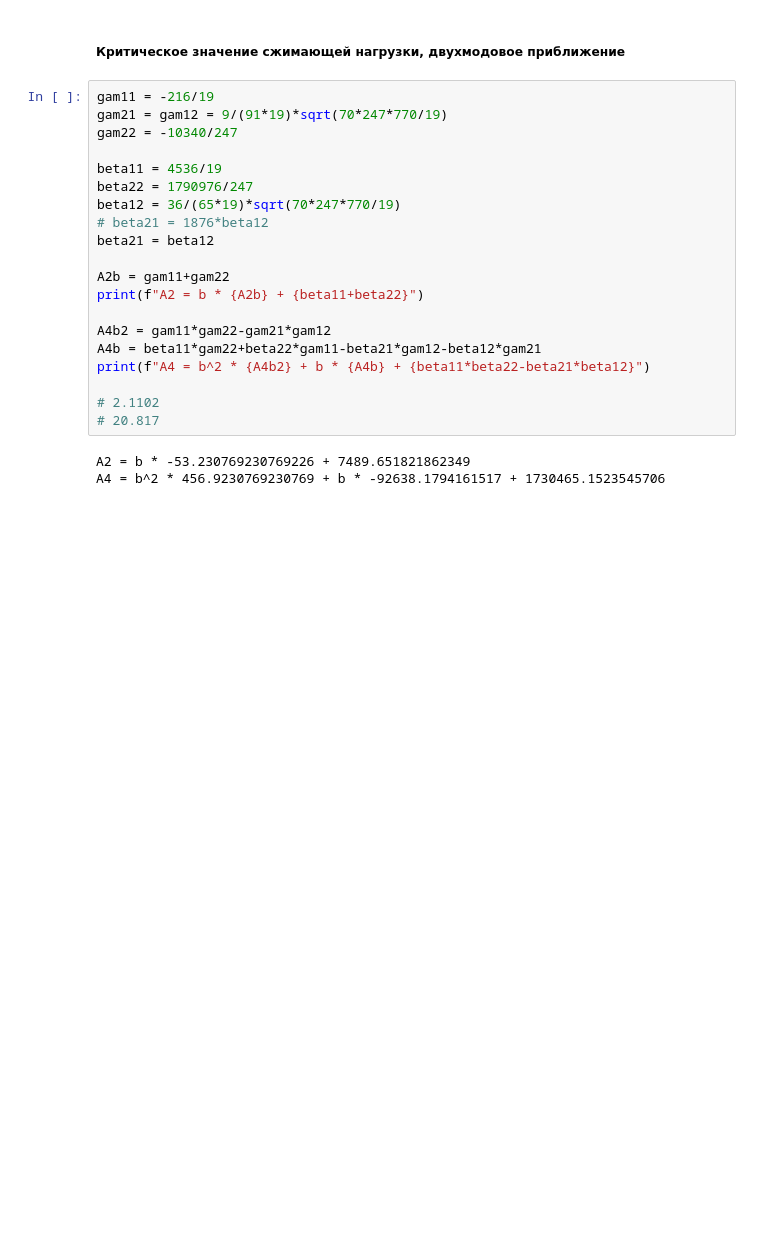
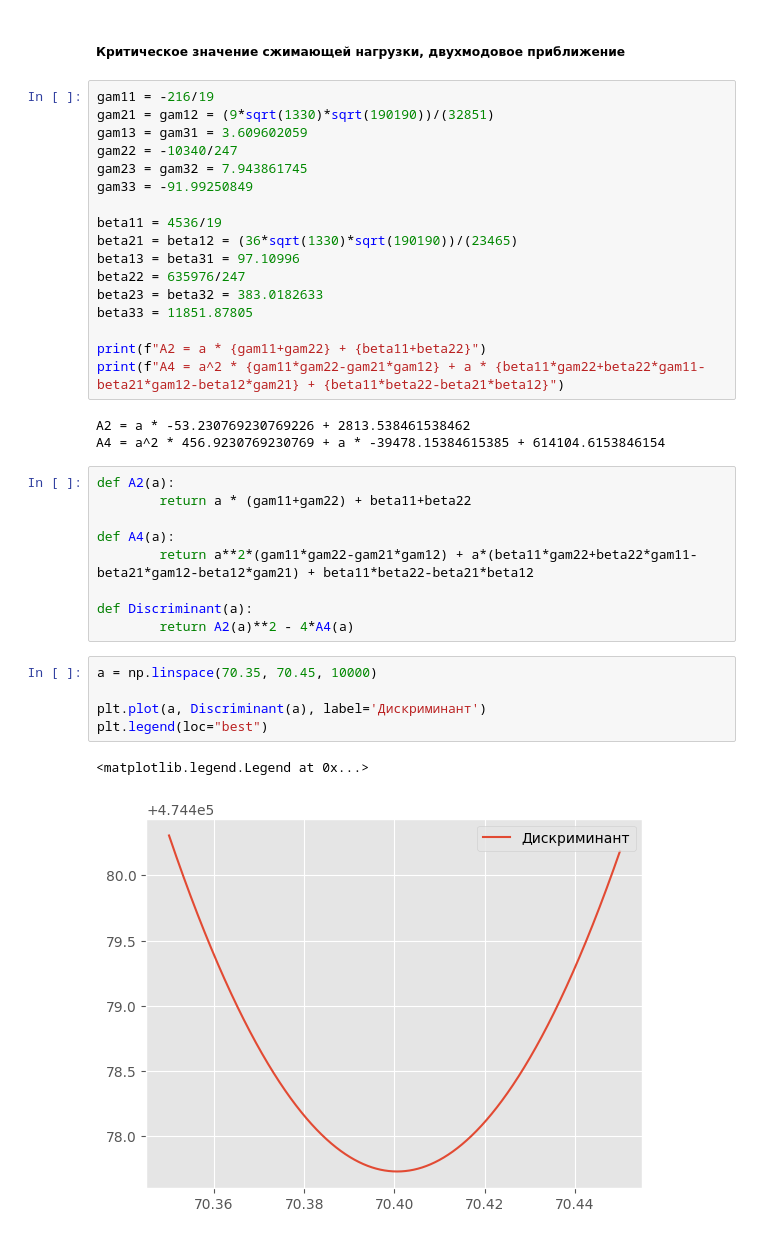
Before and after one commit to Ivan-Yagilev/DOOMs, a Jupyter notebook: calculation.ipynb, the cells around one changed output. Drawn from its saved outputs; the diff is of its cells as text; blank space fills up the shorter version.

```diff
--- a/calculation.ipynb
+++ b/calculation.ipynb
@@ -341,24 +344,38 @@ print(f"Для третьей формы деформации стандартн
 ##### Критическое значение сжимающей нагрузки, двухмодовое приближение
 # %%
 gam11 = -216/19
-gam21 = gam12 = 9/(91*19)*sqrt(70*247*770/19)
+gam21 = gam12 = (9*sqrt(1330)*sqrt(190190))/(32851)
+gam13 = gam31 = 3.609602059
 gam22 = -10340/247
+gam23 = gam32 = 7.943861745
+gam33 = -91.99250849
 
 beta11 = 4536/19
-beta22 = 1790976/247
-beta12 = 36/(65*19)*sqrt(70*247*770/19)
-# beta21 = 1876*beta12
-beta21 = beta12
+beta21 = beta12 = (36*sqrt(1330)*sqrt(190190))/(23465)
+beta13 = beta31 = 97.10996
+beta22 = 635976/247
+beta23 = beta32 = 383.0182633
+beta33 = 11851.87805
 
-A2b = gam11+gam22
-print(f"A2 = b * {A2b} + {beta11+beta22}")
-
-A4b2 = gam11*gam22-gam21*gam12
-A4b = beta11*gam22+beta22*gam11-beta21*gam12-beta12*gam21
-print(f"A4 = b^2 * {A4b2} + b * {A4b} + {beta11*beta22-beta21*beta12}")
-
-# 2.1102
-# 20.817
+print(f"A2 = a * {gam11+gam22} + {beta11+beta22}")
+print(f"A4 = a^2 * {gam11*gam22-gam21*gam12} + a * {beta11*gam22+beta22*gam11-beta21*gam12-beta12*gam21} + {beta11*beta22-beta21*beta12}")
 # %% [output]
-A2 = b * -53.230769230769226 + 7489.651821862349
-A4 = b^2 * 456.9230769230769 + b * -92638.1794161517 + 1730465.1523545706
+A2 = a * -53.230769230769226 + 2813.538461538462
+A4 = a^2 * 456.9230769230769 + a * -39478.15384615385 + 614104.6153846154
+# %%
+def A2(a):
+        return a * (gam11+gam22) + beta11+beta22
+
+def A4(a):
+        return a**2*(gam11*gam22-gam21*gam12) + a*(beta11*gam22+beta22*gam11-beta21*gam12-beta12*gam21) + beta11*beta22-beta21*beta12
+
+def Discriminant(a):
+        return A2(a)**2 - 4*A4(a)
+# %%
+a = np.linspace(70.35, 70.45, 10000)
+
+plt.plot(a, Discriminant(a), label='Дискриминант')
+plt.legend(loc="best")
+# %% [output]
+<matplotlib.legend.Legend at 0x...>
+[figure, added]
```
Also changed, not shown: parts of 7 cells of this notebook.
